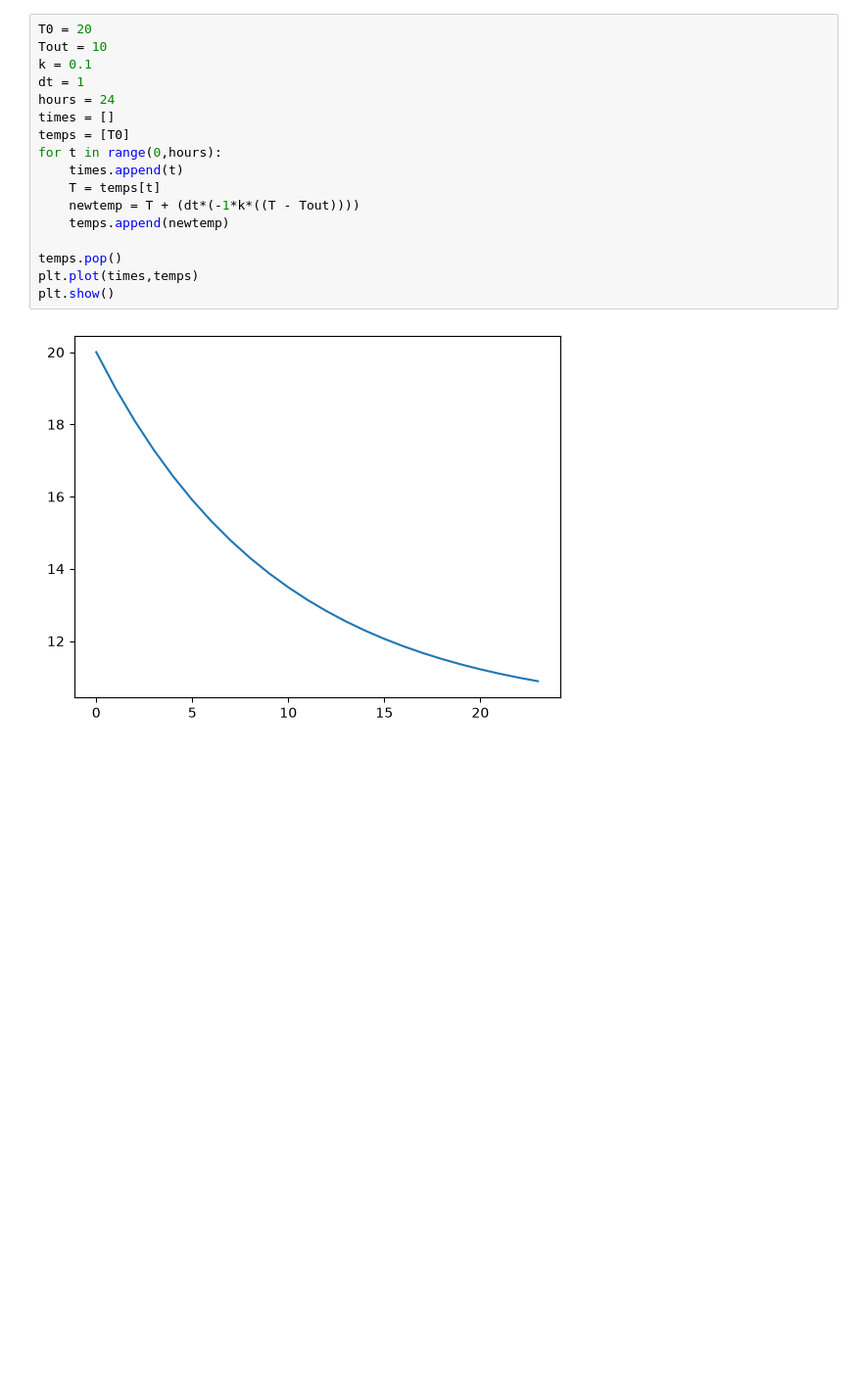
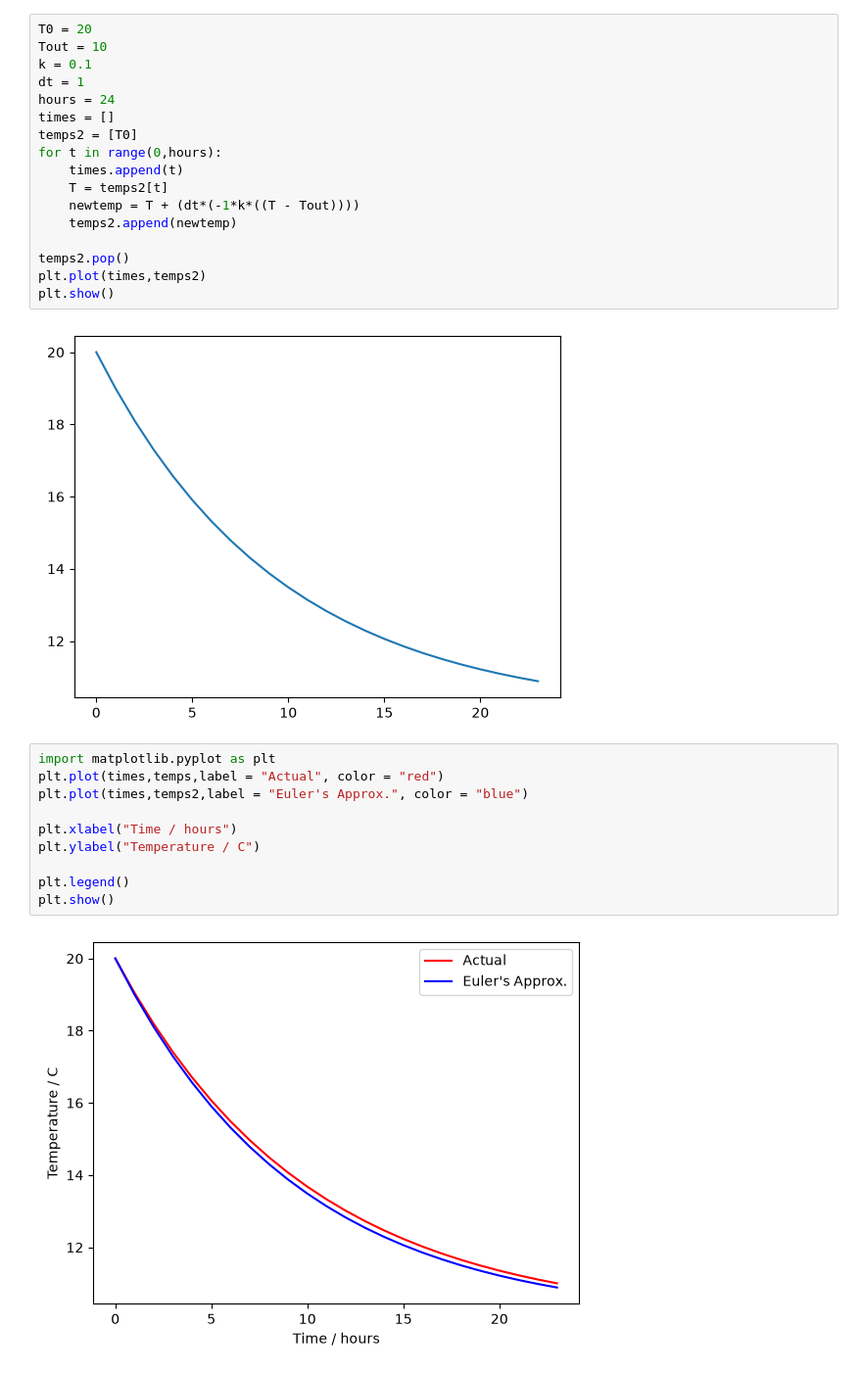
Before and after one commit to AlsworthN/House-Heating, a Jupyter notebook: test.ipynb, the cells around one changed output. Shown at 98% size. Drawn from its saved outputs; the diff is of its cells as text; blank space fills up the shorter version.

```diff
--- a/test.ipynb
+++ b/test.ipynb
@@ -203,15 +192,27 @@ k = 0.1
 dt = 1
 hours = 24
 times = []
-temps = [T0]
+temps2 = [T0]
 for t in range(0,hours):
     times.append(t)
-    T = temps[t]
+    T = temps2[t]
     newtemp = T + (dt*(-1*k*((T - Tout))))
-    temps.append(newtemp)
+    temps2.append(newtemp)
 
-temps.pop()
-plt.plot(times,temps)
+temps2.pop()
+plt.plot(times,temps2)
 plt.show()
 # %% [output]
 [figure]
+# %%
+import matplotlib.pyplot as plt
+plt.plot(times,temps,label = "Actual", color = "red")
+plt.plot(times,temps2,label = "Euler's Approx.", color = "blue")
+
+plt.xlabel("Time / hours")
+plt.ylabel("Temperature / C")
+
+plt.legend()
+plt.show()
+# %% [output]
+[figure, added]
```
Also changed, not shown: parts of 16 cells of this notebook, 3 other files.
